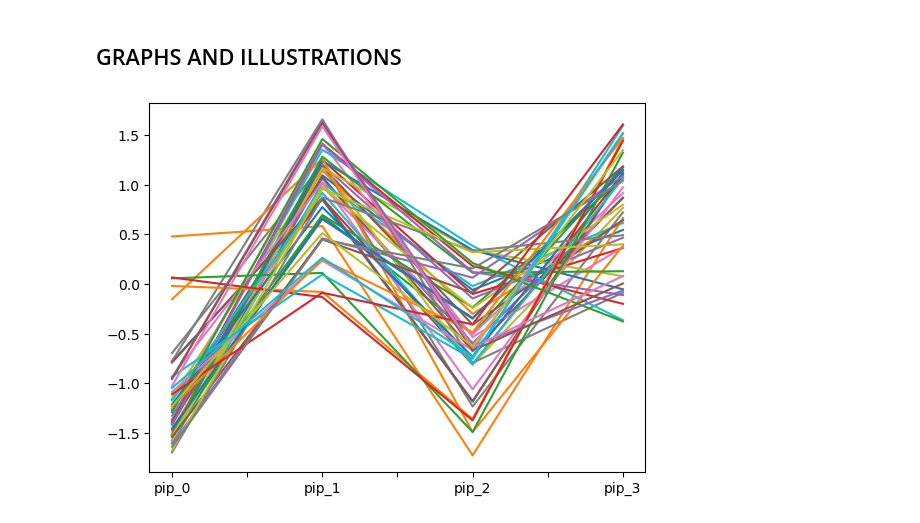
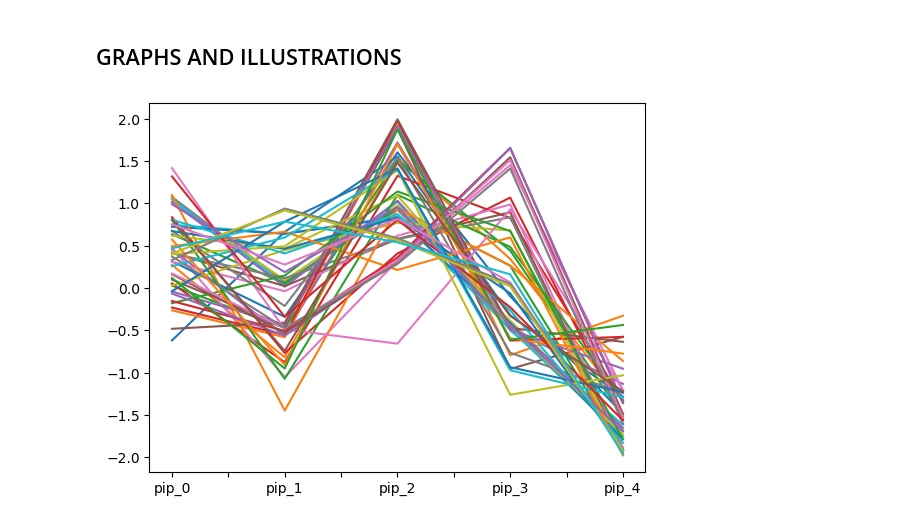
Before and after one commit to EngineerDanny/robust_algo_trader, a Jupyter notebook: kmeans/perceptually_important.ipynb, the cells around one changed output. Saved outputs shown, nothing was run; the diff lists cells and outputs as text; code cells hidden in the pictures.

Commit message:
change n_perc_points

```diff
--- a/kmeans/perceptually_important.ipynb
+++ b/kmeans/perceptually_important.ipynb
@@ -87,7 +87,7 @@ data
 25371 rows × 10 columns
 # %%
 n_close_points = 24
-n_perc_points = 4
+n_perc_points = 5
 dist_measure = 1
 pips_y_list = []
 future_candles = 10
@@ -125,7 +125,7 @@ np.random.seed(5)
 
 # standard scale the 'hour', 'minute', 'current_log_ratio' columns
 pips_y_df[['day', 'hour', 'minute']] = StandardScaler().fit_transform(pips_y_df[['day', 'hour', 'minute']])
-pips_y_df_np = pips_y_df[['pip_0', 'pip_1', 'pip_2', 'pip_3', 'day', 'hour', 'minute']].to_numpy()
+pips_y_df_np = pips_y_df[['pip_0', 'pip_1', 'pip_2', 'pip_3', 'pip_4', 'day', 'hour', 'minute']].to_numpy()
 kmeans = KMeans(n_clusters=36)
 kmeans.fit(pips_y_df_np)
 labels = kmeans.labels_
@@ -258,13 +258,13 @@ print("Sharp ratio:", sharp_ratio)
 # %%
 last_return - first_return
 # %%
-m_k_label = 28
+m_k_label = 2
 k_label_sub_df = train_pips_y_df[train_pips_y_df['k_label'] == m_k_label]
 for i in range(50):
-    k_label_sub_df.iloc[i][['pip_0', 'pip_1', 'pip_2', 'pip_3']].plot()
+    k_label_sub_df.iloc[i][['pip_0', 'pip_1', 'pip_2', 'pip_3', 'pip_4']].plot()
 plt.show()
 # %% [output]
-[figure, old version]
+[figure, new version]
 # %%
 test_k_label_cumsum
 # %%
```
Also changed, not shown: parts of 1 cell of this notebook.
